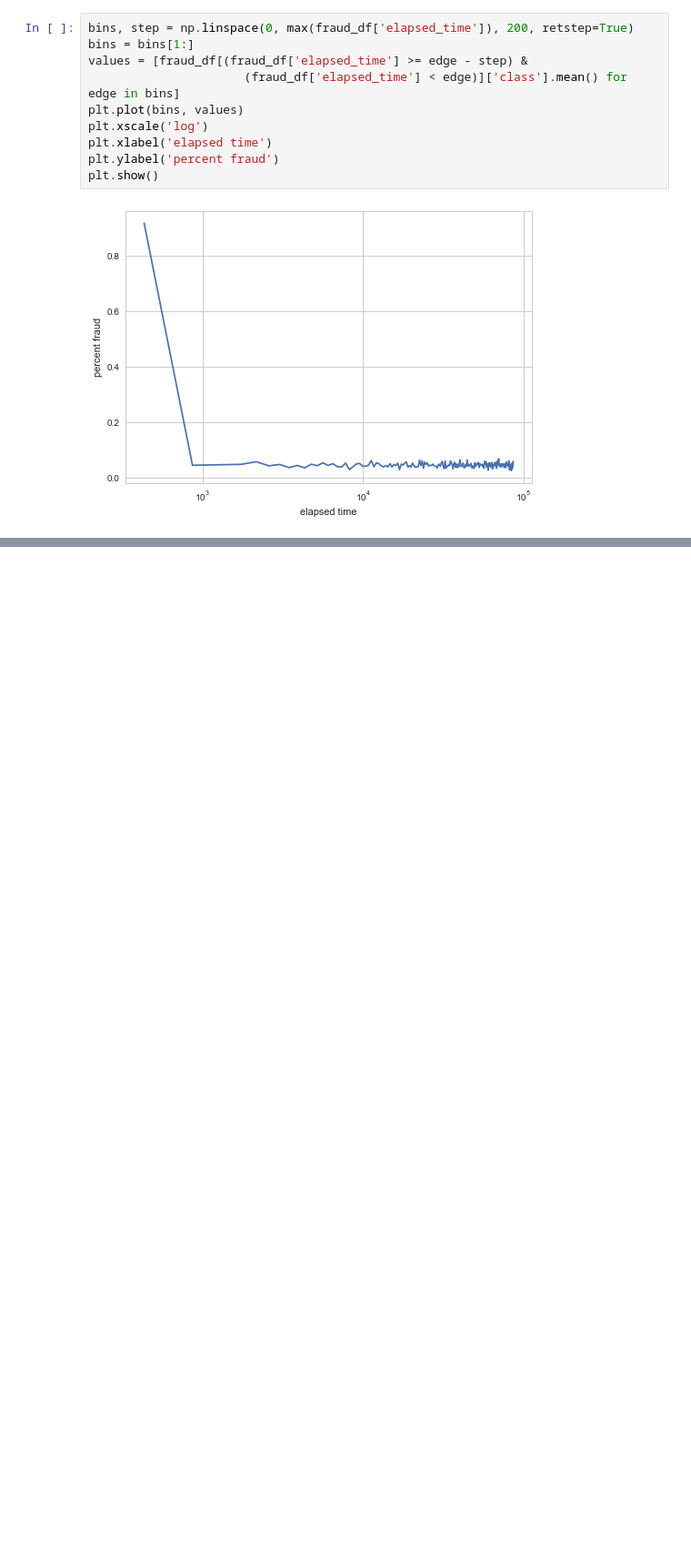
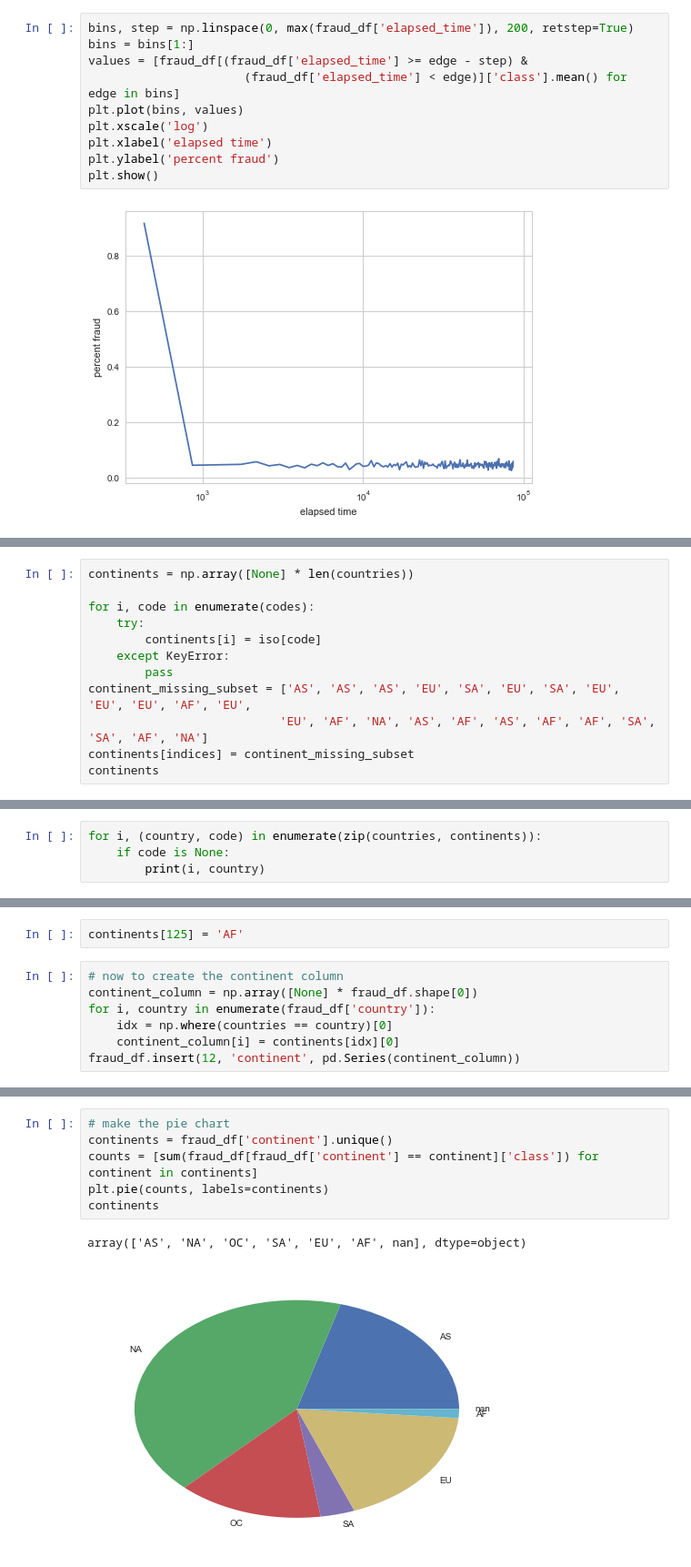
Before and after one commit to chaseWilliams/fraud_identification, a Jupyter notebook: fraud.ipynb, the cells around one changed output, grey strips where cells are left out. Shown at 91% size. Drawn from its saved outputs; the diff is of its cells as text; blank space fills up the shorter version.

Commit message:
turned countries into continents

```diff
--- a/fraud.ipynb
+++ b/fraud.ipynb
@@ -206,0 +248,12 @@ plt.show()
+# %%
+continents = np.array([None] * len(countries))
+
+for i, code in enumerate(codes):
+    try:
+        continents[i] = iso[code]
+    except KeyError:
+        pass
+continent_missing_subset = ['AS', 'AS', 'AS', 'EU', 'SA', 'EU', 'SA', 'EU', 'EU', 'EU', 'AF', 'EU',
+                           'EU', 'AF', 'NA', 'AS', 'AF', 'AS', 'AF', 'AF', 'SA', 'SA', 'AF', 'NA']
+continents[indices] = continent_missing_subset
+continents
@@ -206,0 +278,4 @@ plt.show()
+# %%
+for i, (country, code) in enumerate(zip(countries, continents)):
+    if code is None:
+        print(i, country)
@@ -206,0 +286,9 @@ plt.show()
+# %%
+continents[125] = 'AF'
+# %%
+# now to create the continent column
+continent_column = np.array([None] * fraud_df.shape[0])
+for i, country in enumerate(fraud_df['country']):
+    idx = np.where(countries == country)[0]
+    continent_column[i] = continents[idx][0]
+fraud_df.insert(12, 'continent', pd.Series(continent_column))
@@ -206,0 +319,9 @@ plt.show()
+# %%
+# make the pie chart
+continents = fraud_df['continent'].unique()
+counts = [sum(fraud_df[fraud_df['continent'] == continent]['class']) for continent in continents]
+plt.pie(counts, labels=continents)
+continents
+# %% [output]
+array(['AS', 'NA', 'OC', 'SA', 'EU', 'AF', nan], dtype=object)
+[figure, added]
```
Also changed, not shown: parts of 11 cells of this notebook, 1 other file.
